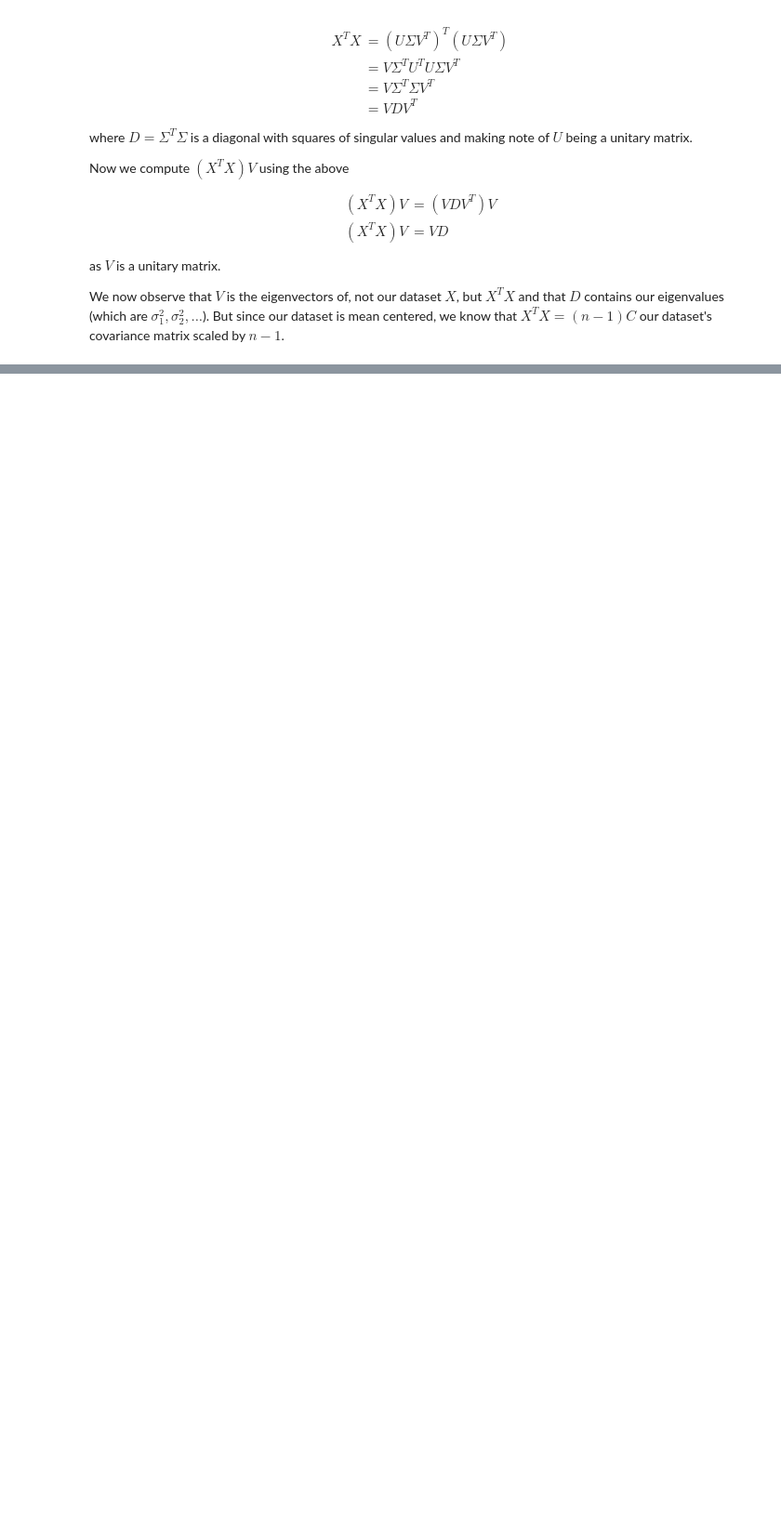
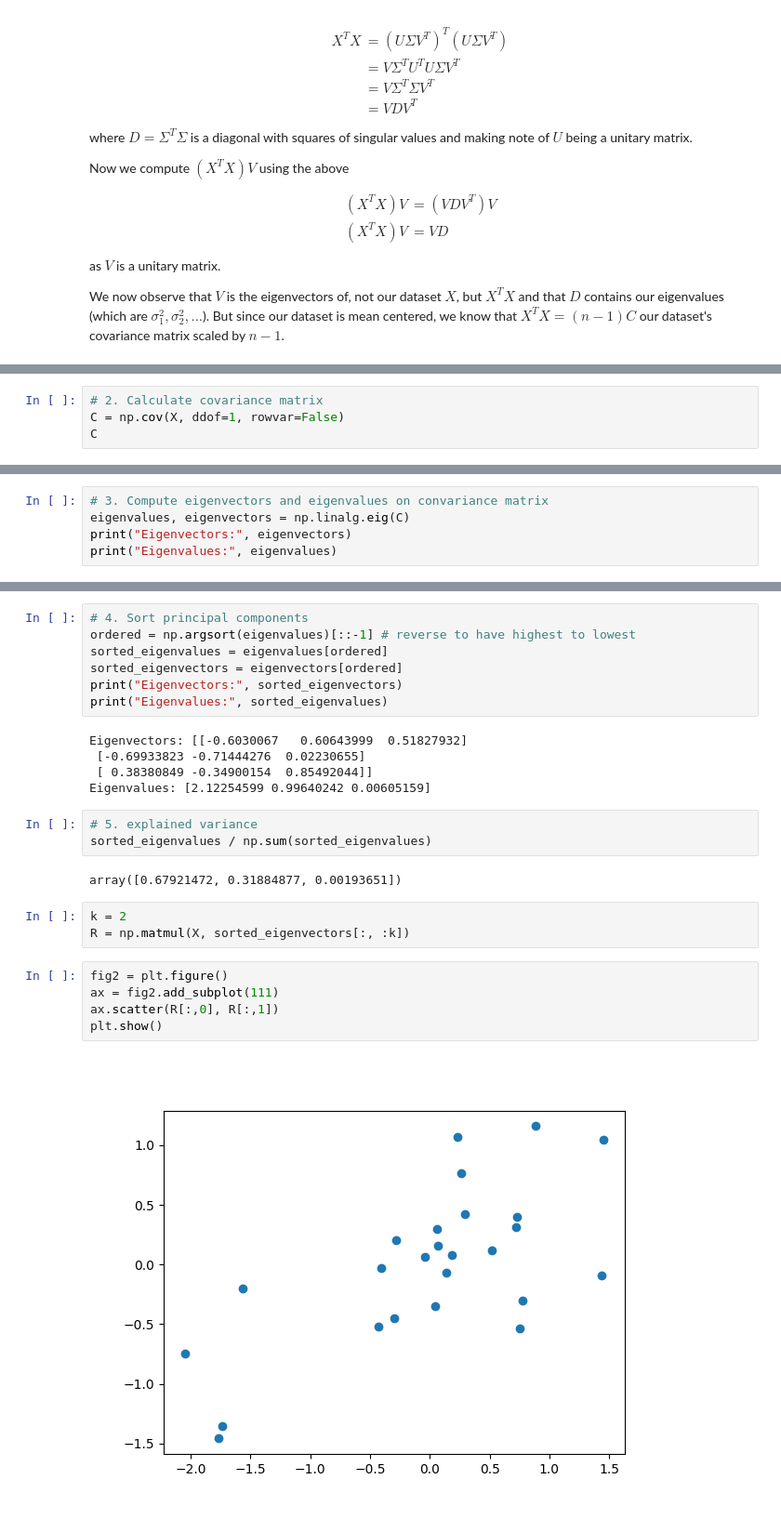
Before and after one commit to kylepclarkson/dimensionality-reduction, a Jupyter notebook: pca/what-is-pca.ipynb, the cells around one changed output, grey strips where cells are left out. Shown at 93% size. Drawn from its saved outputs; the diff is of its cells as text; blank space fills up the shorter version.

```diff
--- a/pca/what-is-pca.ipynb
+++ b/pca/what-is-pca.ipynb
@@ -145,0 +182,4 @@ array([[ 0.03807591,  0.05068012,  0.06169621,  0.02187239, -0.0442235 ,
+# %%
+# 2. Calculate covariance matrix
+C = np.cov(X, ddof=1, rowvar=False)
+C
@@ -145,0 +190,5 @@ array([[ 0.03807591,  0.05068012,  0.06169621,  0.02187239, -0.0442235 ,
+# %%
+# 3. Compute eigenvectors and eigenvalues on convariance matrix
+eigenvalues, eigenvectors = np.linalg.eig(C)
+print("Eigenvectors:", eigenvectors)
+print("Eigenvalues:", eigenvalues)
@@ -145,0 +200,27 @@ array([[ 0.03807591,  0.05068012,  0.06169621,  0.02187239, -0.0442235 ,
+# %%
+# 4. Sort principal components
+ordered = np.argsort(eigenvalues)[::-1] # reverse to have highest to lowest
+sorted_eigenvalues = eigenvalues[ordered]
+sorted_eigenvectors = eigenvectors[ordered]
+print("Eigenvectors:", sorted_eigenvectors)
+print("Eigenvalues:", sorted_eigenvalues)
+# %% [output]
+Eigenvectors: [[-0.6030067   0.60643999  0.51827932]
+ [-0.69933823 -0.71444276  0.02230655]
+ [ 0.38380849 -0.34900154  0.85492044]]
+Eigenvalues: [2.12254599 0.99640242 0.00605159]
+# %%
+# 5. explained variance
+sorted_eigenvalues / np.sum(sorted_eigenvalues)
+# %% [output]
+array([0.67921472, 0.31884877, 0.00193651])
+# %%
+k = 2
+R = np.matmul(X, sorted_eigenvectors[:, :k])
+# %%
+fig2 = plt.figure()
+ax = fig2.add_subplot(111)
+ax.scatter(R[:,0], R[:,1])
+plt.show()
+# %% [output]
+[figure, added]
```
Also changed, not shown: parts of 11 cells of this notebook.
